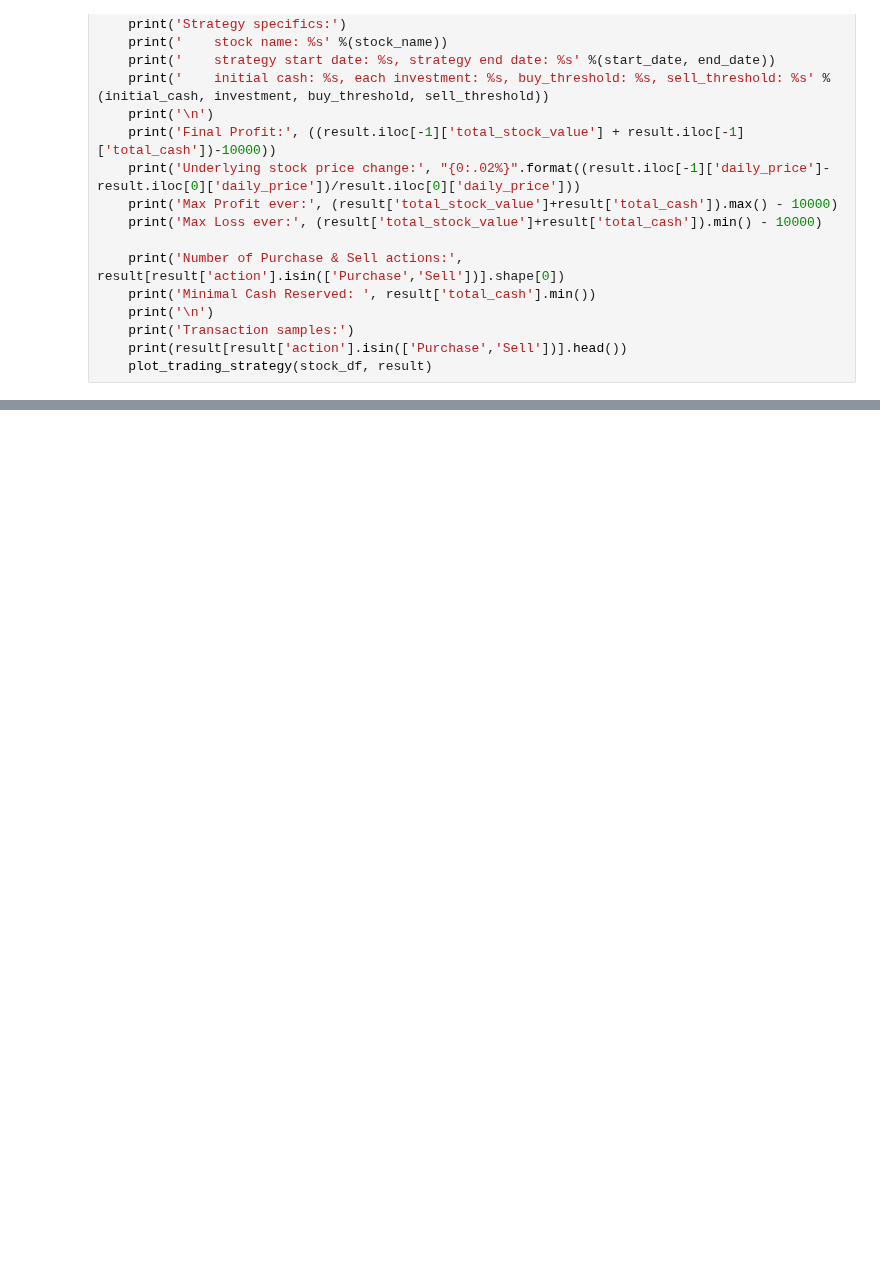
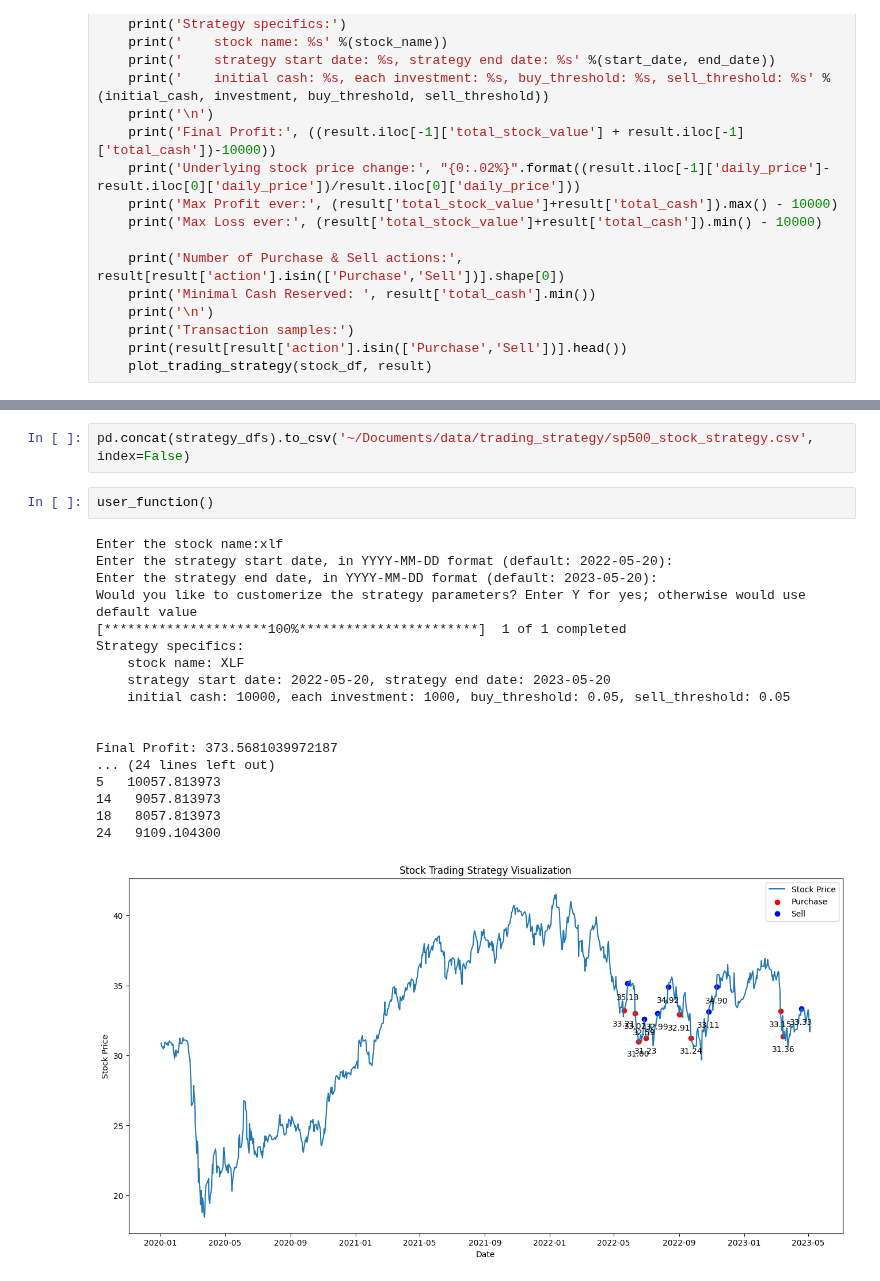
Before and after one commit to Yuchen-Peng/trading_strategy, a Jupyter notebook: notebooks/concise-notebook.ipynb, the cells around one changed output, grey strips where cells are left out. Cells and saved outputs as stored; diff of their text form; blank space fills up the shorter version.

```diff
--- a/notebooks/concise-notebook.ipynb
+++ b/notebooks/concise-notebook.ipynb
@@ -215,0 +559,23 @@ Strategy specifics:
+# %%
+pd.concat(strategy_dfs).to_csv('~/Documents/data/trading_strategy/sp500_stock_strategy.csv', index=False)
+# %%
+user_function()
+# %% [output]
+Enter the stock name:xlf
+Enter the strategy start date, in YYYY-MM-DD format (default: 2022-05-20):
+Enter the strategy end date, in YYYY-MM-DD format (default: 2023-05-20):
+Would you like to customerize the strategy parameters? Enter Y for yes; otherwise would use default value
+[*********************100%***********************]  1 of 1 completed
+Strategy specifics:
+    stock name: XLF
+    strategy start date: 2022-05-20, strategy end date: 2023-05-20
+    initial cash: 10000, each investment: 1000, buy_threshold: 0.05, sell_threshold: 0.05
+
+
+Final Profit: 373.5681039972187
+... (24 lines left out)
+5   10057.813973
+14   9057.813973
+18   8057.813973
+24   9109.104300
+[figure, added]
```
Also changed, not shown: parts of 18 cells of this notebook.
